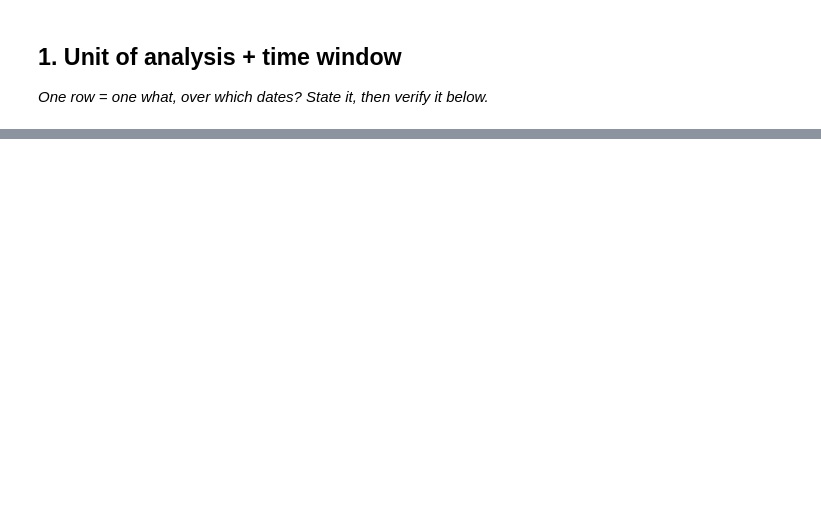
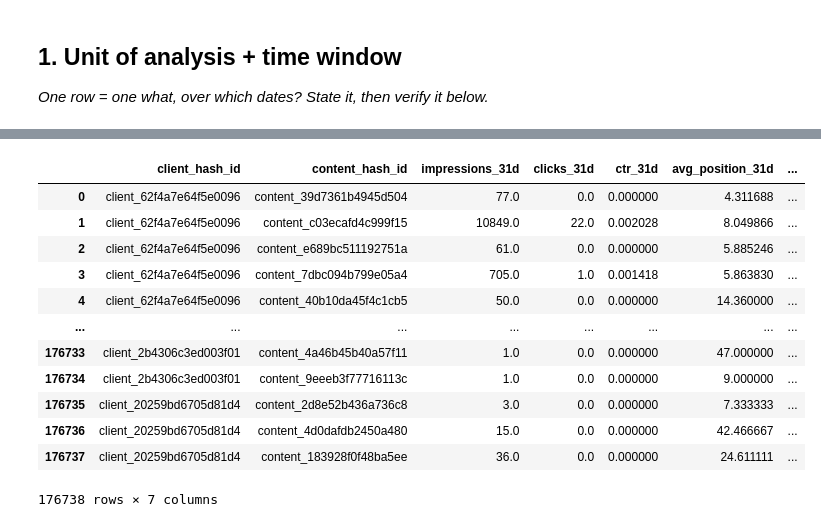
Before and after one commit to Cooper30/flyrank-ml-internship, a Jupyter notebook: work/notebooks/w03_data_contract.ipynb, the cells around one changed output, grey strips where cells are left out. Cells and saved outputs as stored; diff of their text form; code cells hidden in the pictures; blank space fills up the shorter version.

Commit message:
Complete w03 data contract

```diff
--- a/work/notebooks/w03_data_contract.ipynb
+++ b/work/notebooks/w03_data_contract.ipynb
@@ -12,0 +167,46 @@ This skeleton is yours to fill. Work the sections **in order** — each one has
+# %%
+# Five-feature frame — March 2026
+# Context columns are kept for identification; the model features are exactly five.
+
+feature_frame = con.execute(f"""
+SELECT
+    client_hash_id,
+    content_hash_id,
+
+    SUM(gsc_impressions) AS impressions_31d,
+    SUM(gsc_clicks) AS clicks_31d,
+
+    SUM(gsc_clicks) * 1.0
+        / NULLIF(SUM(gsc_impressions), 0) AS ctr_31d,
+
+    SUM(gsc_sum_position) * 1.0
+        / NULLIF(SUM(gsc_impressions), 0) AS avg_position_31d,
+
+    COUNT(DISTINCT report_date) AS observed_days_31d
+
+FROM {FACT_DAILY}
+WHERE report_date >= DATE '2026-03-01'
+  AND report_date <  DATE '2026-04-01'
+  AND gsc_data_available IS TRUE
+
+GROUP BY
+    client_hash_id,
+    content_hash_id
+
+""").df()
+
+feature_frame
+# %% [output]
+|  | client_hash_id | content_hash_id | impressions_31d | clicks_31d | ctr_31d | avg_position_31d | ... |
+| 0 | client_62f4a7e64f5e0096 | content_39d7361b4945d504 | 77.0 | 0.0 | 0.000000 | 4.311688 | ... |
+| 1 | client_62f4a7e64f5e0096 | content_c03ecafd4c999f15 | 10849.0 | 22.0 | 0.002028 | 8.049866 | ... |
+| 2 | client_62f4a7e64f5e0096 | content_e689bc511192751a | 61.0 | 0.0 | 0.000000 | 5.885246 | ... |
+| 3 | client_62f4a7e64f5e0096 | content_7dbc094b799e05a4 | 705.0 | 1.0 | 0.001418 | 5.863830 | ... |
+| 4 | client_62f4a7e64f5e0096 | content_40b10da45f4c1cb5 | 50.0 | 0.0 | 0.000000 | 14.360000 | ... |
+| ... | ... | ... | ... | ... | ... | ... | ... |
+| 176733 | client_2b4306c3ed003f01 | content_4a46b45b40a57f11 | 1.0 | 0.0 | 0.000000 | 47.000000 | ... |
+| 176734 | client_2b4306c3ed003f01 | content_9eeeb3f77716113c | 1.0 | 0.0 | 0.000000 | 9.000000 | ... |
+| 176735 | client_20259bd6705d81d4 | content_2d8e52b436a736c8 | 3.0 | 0.0 | 0.000000 | 7.333333 | ... |
+| 176736 | client_20259bd6705d81d4 | content_4d0dafdb2450a480 | 15.0 | 0.0 | 0.000000 | 42.466667 | ... |
+| 176737 | client_20259bd6705d81d4 | content_183928f0f48ba5ee | 36.0 | 0.0 | 0.000000 | 24.611111 | ... |
+176738 rows × 7 columns
```
Also changed, not shown: parts of 22 cells of this notebook.
